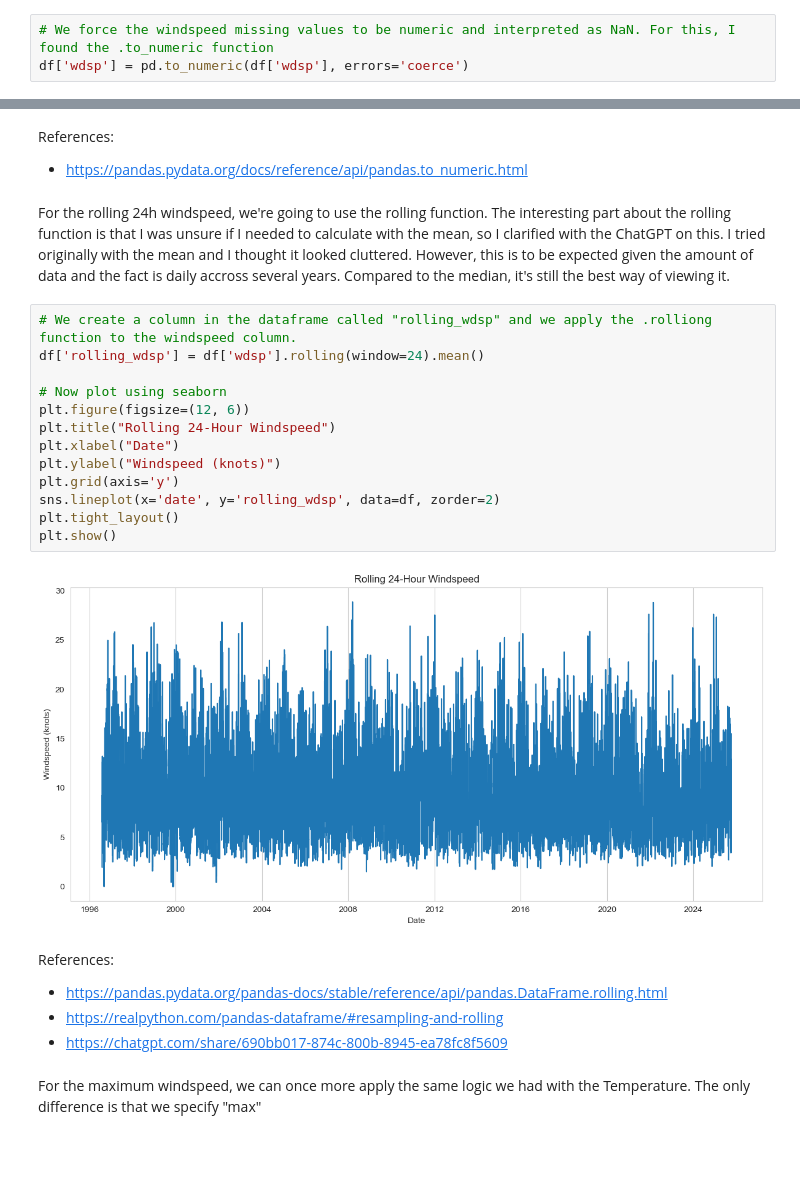
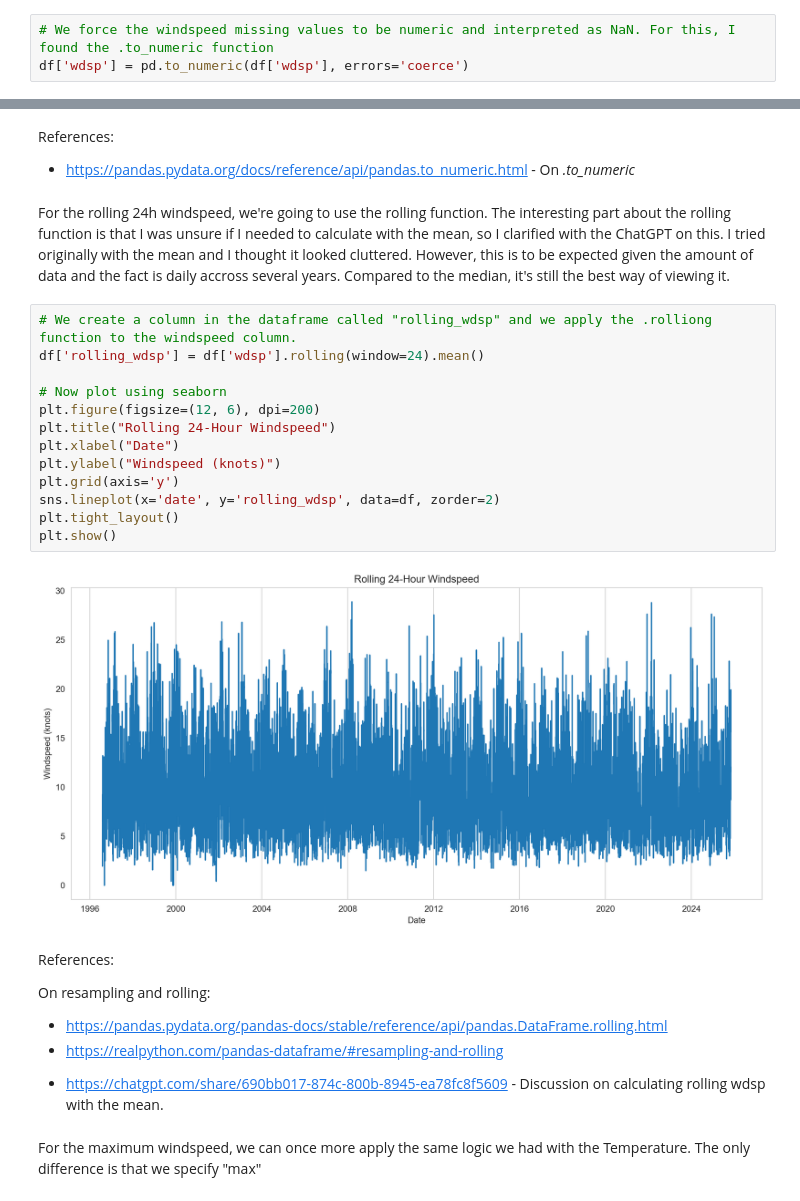
Before and after one commit to LoicBagnoud/Programming-for-Data-Analytics-Assignments, a Jupyter notebook: Week 6/assignment_6_Weather.ipynb, the cells around one changed output, grey strips where cells are left out. Saved outputs shown, nothing was run; the diff lists cells and outputs as text; blank space fills up the shorter version.

```diff
--- a/Week 6/assignment_6_Weather.ipynb
+++ b/Week 6/assignment_6_Weather.ipynb
@@ -188,31 +192,33 @@ plt.show()
 # %% [markdown]
 References:
 >
-- https://pandas.pydata.org/docs/reference/api/pandas.to_numeric.html
+- https://pandas.pydata.org/docs/reference/api/pandas.to_numeric.html - On *.to_numeric*
 # %% [markdown]
 For the rolling 24h windspeed, we're going to use the rolling function. The interesting part about the rolling function is that I was unsure if I needed to calculate with the mean, so I clarified with the ChatGPT on this.
 I tried originally with the mean and I thought it looked cluttered. However, this is to be expected given the amount of data and the fact is daily accross several years. Compared to the median, it's still the best way of viewing it.
 # %%
 # We create a column in the dataframe called "rolling_wdsp" and we apply the .rolliong function to the windspeed column.
 df['rolling_wdsp'] = df['wdsp'].rolling(window=24).mean()
 
 # Now plot using seaborn
-plt.figure(figsize=(12, 6))
+plt.figure(figsize=(12, 6), dpi=200)
 plt.title("Rolling 24-Hour Windspeed")
 plt.xlabel("Date")
 plt.ylabel("Windspeed (knots)")
 plt.grid(axis='y')
 sns.lineplot(x='date', y='rolling_wdsp', data=df, zorder=2)
 plt.tight_layout()
 plt.show()
 # %% [output]
-[figure, old version]
+[figure, new version]
 # %% [markdown]
 References:
 >
+On resampling and rolling:
 - https://pandas.pydata.org/pandas-docs/stable/reference/api/pandas.DataFrame.rolling.html
 - https://realpython.com/pandas-dataframe/#resampling-and-rolling
-- https://chatgpt.com/share/690bb017-874c-800b-8945-ea78fc8f5609
+>
+- https://chatgpt.com/share/690bb017-874c-800b-8945-ea78fc8f5609 - Discussion on calculating rolling wdsp with the mean.
 # %% [markdown]
 For the maximum windspeed, we can once more apply the same logic we had with the Temperature. The only difference is that we specify "max"
 # %%
```
Also changed, not shown: parts of 23 cells of this notebook, 2 other files.
